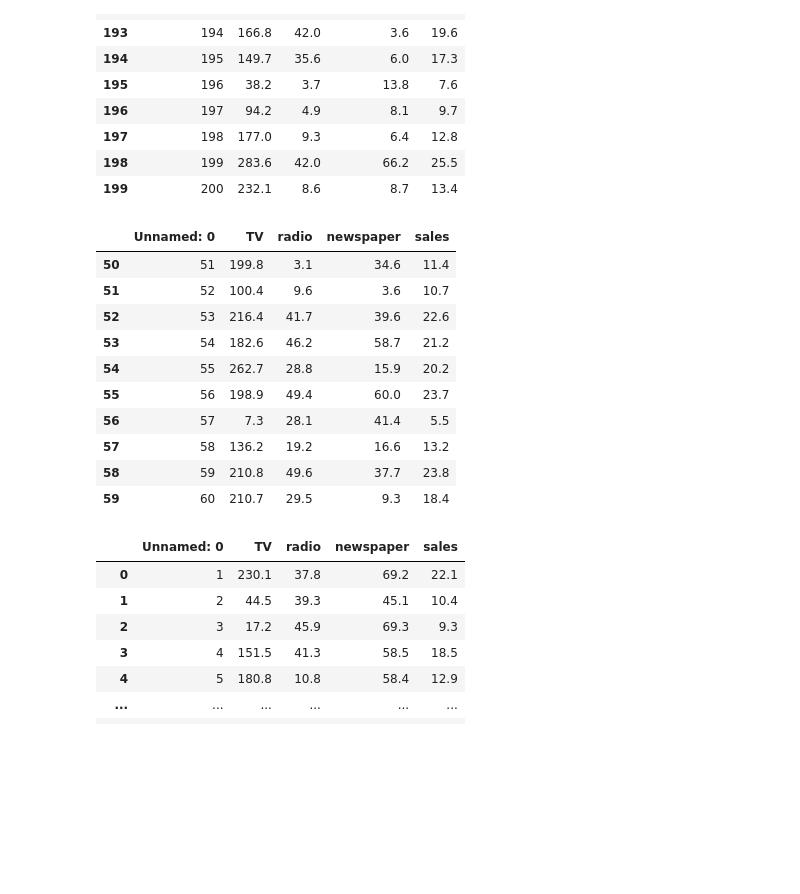
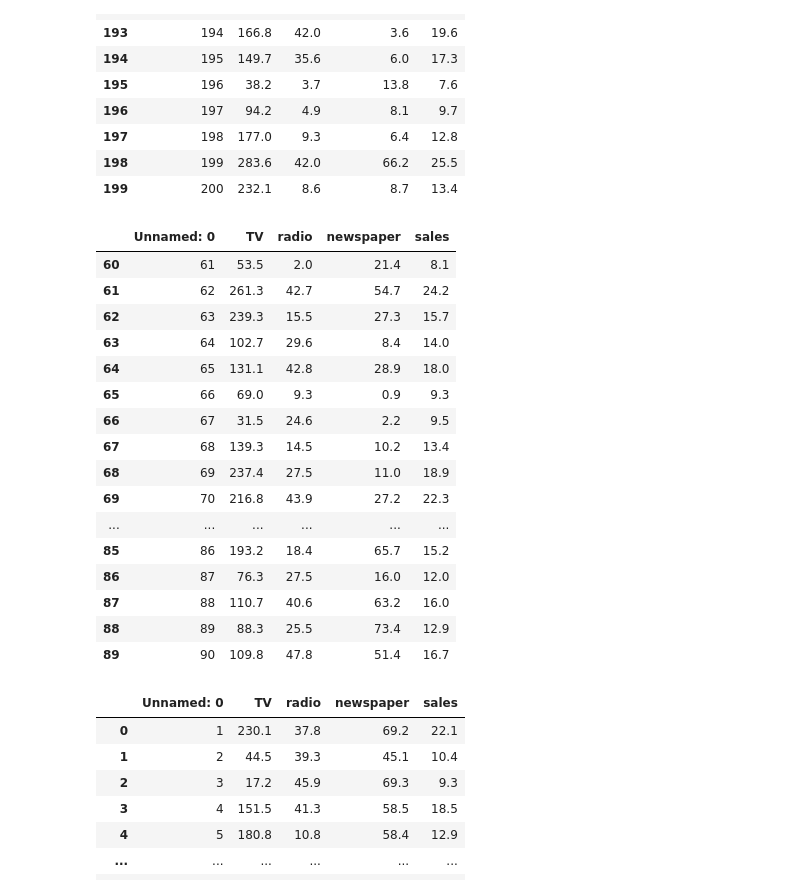
Before and after one commit to A12A34/11AI-SEM1, a Jupyter notebook: ML/data_wrangling.ipynb, the cells around one changed output. Saved outputs shown, nothing was run; the diff lists cells and outputs as text; code cells hidden in the pictures; blank space fills up the shorter version.

Commit message:
iloc numbers change

```diff
--- a/ML/data_wrangling.ipynb
+++ b/ML/data_wrangling.ipynb
@@ -34,19 +34,25 @@ df.tail(10)
 | 198 | 199 | 283.6 | 42.0 | 66.2 | 25.5 |
 | 199 | 200 | 232.1 | 8.6 | 8.7 | 13.4 |
 # %%
-df.iloc[50:60, : ]
+df.iloc[60:90, : ]
 # %% [output]
 |  | Unnamed: 0 | TV | radio | newspaper | sales |
-| 50 | 51 | 199.8 | 3.1 | 34.6 | 11.4 |
-| 51 | 52 | 100.4 | 9.6 | 3.6 | 10.7 |
-| 52 | 53 | 216.4 | 41.7 | 39.6 | 22.6 |
-| 53 | 54 | 182.6 | 46.2 | 58.7 | 21.2 |
-| 54 | 55 | 262.7 | 28.8 | 15.9 | 20.2 |
-| 55 | 56 | 198.9 | 49.4 | 60.0 | 23.7 |
-| 56 | 57 | 7.3 | 28.1 | 41.4 | 5.5 |
-| 57 | 58 | 136.2 | 19.2 | 16.6 | 13.2 |
-| 58 | 59 | 210.8 | 49.6 | 37.7 | 23.8 |
-| 59 | 60 | 210.7 | 29.5 | 9.3 | 18.4 |
+| 60 | 61 | 53.5 | 2.0 | 21.4 | 8.1 |
+| 61 | 62 | 261.3 | 42.7 | 54.7 | 24.2 |
+| 62 | 63 | 239.3 | 15.5 | 27.3 | 15.7 |
+| 63 | 64 | 102.7 | 29.6 | 8.4 | 14.0 |
+| 64 | 65 | 131.1 | 42.8 | 28.9 | 18.0 |
+| 65 | 66 | 69.0 | 9.3 | 0.9 | 9.3 |
+| 66 | 67 | 31.5 | 24.6 | 2.2 | 9.5 |
+| 67 | 68 | 139.3 | 14.5 | 10.2 | 13.4 |
+| 68 | 69 | 237.4 | 27.5 | 11.0 | 18.9 |
+| 69 | 70 | 216.8 | 43.9 | 27.2 | 22.3 |
+| ... | ... | ... | ... | ... | ... |
+| 85 | 86 | 193.2 | 18.4 | 65.7 | 15.2 |
+| 86 | 87 | 76.3 | 27.5 | 16.0 | 12.0 |
+| 87 | 88 | 110.7 | 40.6 | 63.2 | 16.0 |
+| 88 | 89 | 88.3 | 25.5 | 73.4 | 12.9 |
+| 89 | 90 | 109.8 | 47.8 | 51.4 | 16.7 |
 # %%
 df
 # %% [output]
```
